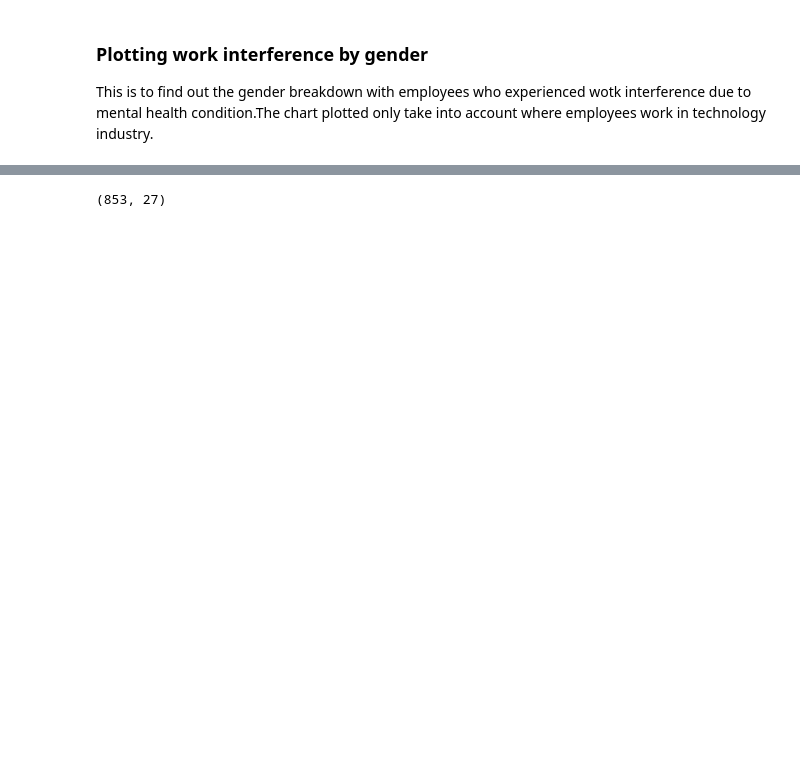
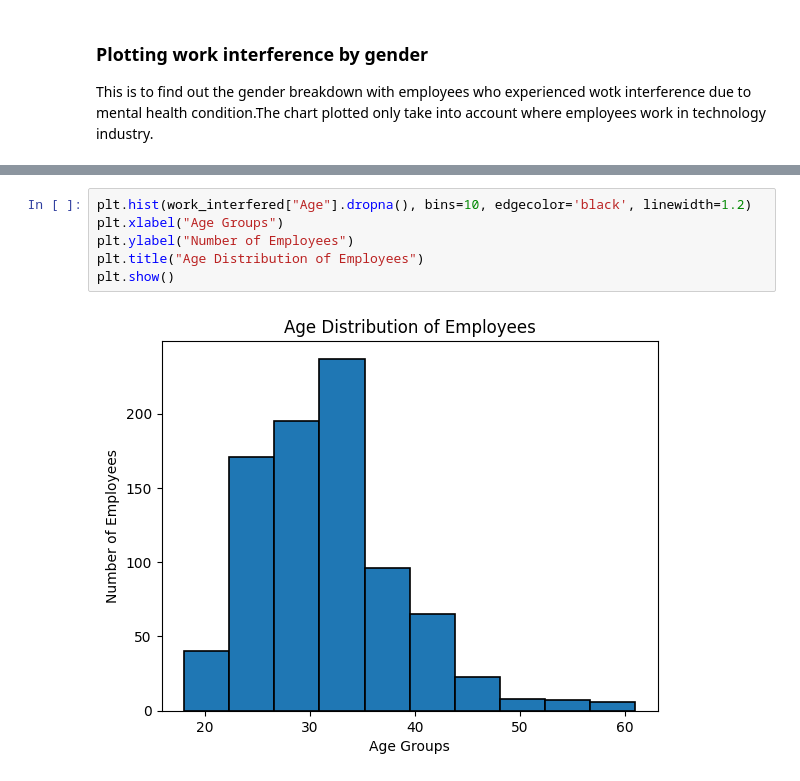
Before and after one commit to edmundlemon/mental_health_data_analysis, a Jupyter notebook: assignment.ipynb, the cells around one changed output, grey strips where cells are left out. Cells and saved outputs as stored; diff of their text form; blank space fills up the shorter version.

```diff
--- a/assignment.ipynb
+++ b/assignment.ipynb
@@ -158,3 +168,8 @@ plt.pie(
 # %%
+plt.hist(work_interfered["Age"].dropna(), bins=10, edgecolor='black', linewidth=1.2)
+plt.xlabel("Age Groups")
+plt.ylabel("Number of Employees")
+plt.title("Age Distribution of Employees")
+plt.show()
 # %% [output]
-(853, 27)
+[figure, added]
```
Also changed, not shown: parts of 4 cells of this notebook.
